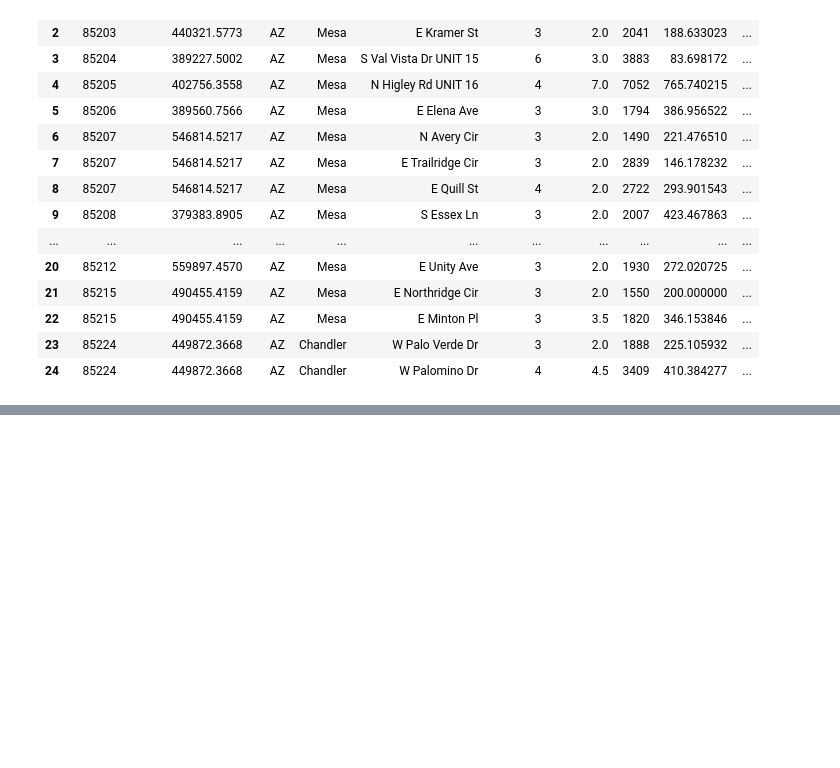
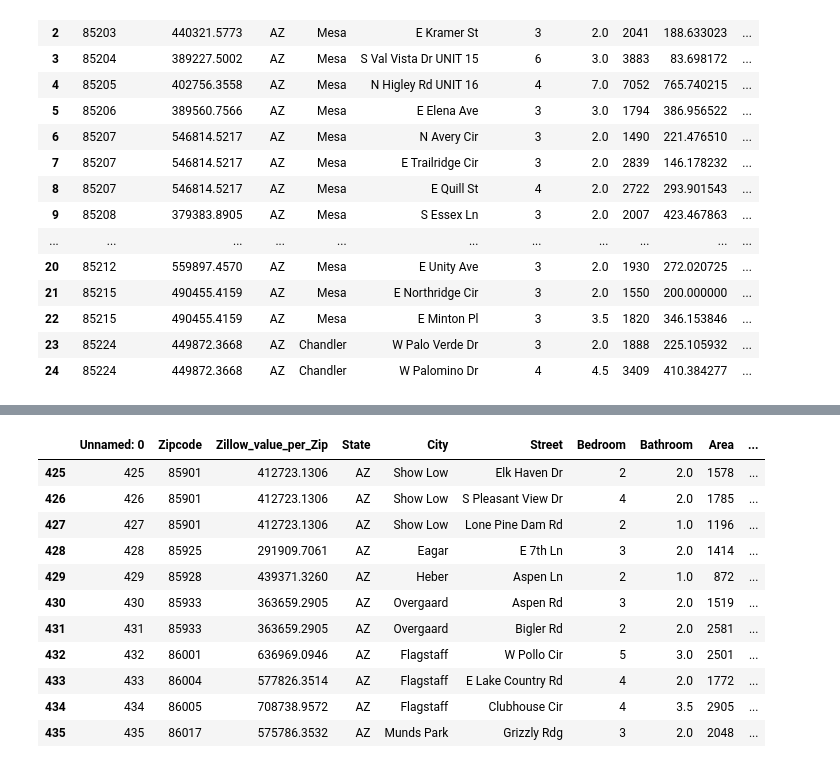
Before and after one commit to anelaherandez/Project4_Team1, a Jupyter notebook: modeling.ipynb, the cells around one changed output, grey strips where cells are left out. Cells and saved outputs as stored; diff of their text form; code cells hidden in the pictures; blank space fills up the shorter version.

```diff
--- a/modeling.ipynb
+++ b/modeling.ipynb
@@ -411,0 +490,16 @@ plt.show()
+# %%
+AZmountians = Zillow[(Zillow.Zipcode > 85900) & (Zillow.Zipcode < 86400)]
+AZmountians.head(11)
+# %% [output]
+|  | Unnamed: 0 | Zipcode | Zillow_value_per_Zip | State | City | Street | Bedroom | Bathroom | Area | ... |
+| 425 | 425 | 85901 | 412723.1306 | AZ | Show Low | Elk Haven Dr | 2 | 2.0 | 1578 | ... |
+| 426 | 426 | 85901 | 412723.1306 | AZ | Show Low | S Pleasant View Dr | 4 | 2.0 | 1785 | ... |
+| 427 | 427 | 85901 | 412723.1306 | AZ | Show Low | Lone Pine Dam Rd | 2 | 1.0 | 1196 | ... |
+| 428 | 428 | 85925 | 291909.7061 | AZ | Eagar | E 7th Ln | 3 | 2.0 | 1414 | ... |
+| 429 | 429 | 85928 | 439371.3260 | AZ | Heber | Aspen Ln | 2 | 1.0 | 872 | ... |
+| 430 | 430 | 85933 | 363659.2905 | AZ | Overgaard | Aspen Rd | 3 | 2.0 | 1519 | ... |
+| 431 | 431 | 85933 | 363659.2905 | AZ | Overgaard | Bigler Rd | 2 | 2.0 | 2581 | ... |
+| 432 | 432 | 86001 | 636969.0946 | AZ | Flagstaff | W Pollo Cir | 5 | 3.0 | 2501 | ... |
+| 433 | 433 | 86004 | 577826.3514 | AZ | Flagstaff | E Lake Country Rd | 4 | 2.0 | 1772 | ... |
+| 434 | 434 | 86005 | 708738.9572 | AZ | Flagstaff | Clubhouse Cir | 4 | 3.5 | 2905 | ... |
+| 435 | 435 | 86017 | 575786.3532 | AZ | Munds Park | Grizzly Rdg | 3 | 2.0 | 2048 | ... |
```
Also changed, not shown: parts of 25 cells of this notebook, 1 other file.
